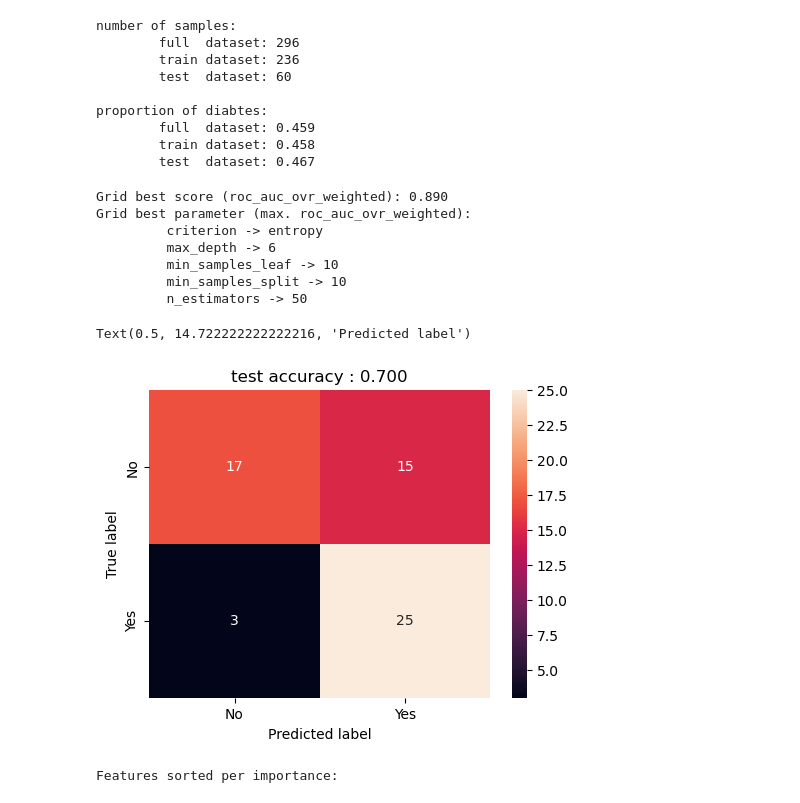
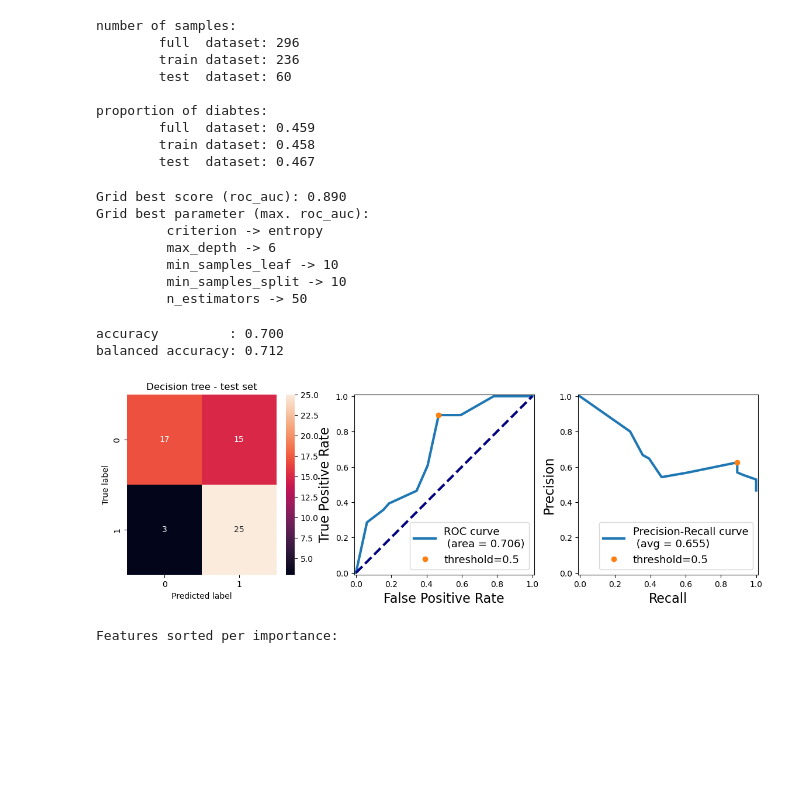
Before and after one commit to Subasree514/Machine_learning_projects, a Jupyter notebook: decison trees/Subasree_rf_heart_dataset.ipynb, the cells around one changed output. Drawn from its saved outputs; the diff is of its cells as text; code cells hidden in the pictures; blank space fills up the shorter version.

```diff
--- a/decison trees/Subasree_rf_heart_dataset.ipynb
+++ b/decison trees/Subasree_rf_heart_dataset.ipynb
@@ -115,37 +139,19 @@ grid_values = {'criterion': ['entropy','gini'],
 
 grid_rf_roc_auc = GridSearchCV(RandomForestClassifier(n_jobs=-1,class_weight='balanced',random_state=7),
                              param_grid = grid_values,
-                             scoring='roc_auc_ovr_weighted',n_jobs=-1)
+                             scoring='roc_auc',n_jobs=-1)
 
 grid_rf_roc_auc.fit(X_train, y_heart_train)
 
-print(f'Grid best score (roc_auc_ovr_weighted): {grid_rf_roc_auc.best_score_:.3f}')
-print('Grid best parameter (max. roc_auc_ovr_weighted): ')
+print(f'Grid best score (roc_auc): {grid_rf_roc_auc.best_score_:.3f}')
+print('Grid best parameter (max. roc_auc): ')
 for k,v in grid_rf_roc_auc.best_params_.items():
     print('\t',k,'->',v)
 # %% [output]
-Grid best score (roc_auc_ovr_weighted): 0.890
-Grid best parameter (max. roc_auc_ovr_weighted):
+Grid best score (roc_auc): 0.890
+Grid best parameter (max. roc_auc):
          criterion -> entropy
          max_depth -> 6
          min_samples_leaf -> 10
          min_samples_split -> 10
          n_estimators -> 50
-# %%
-## predicting the labels on the test set
-rf_best = grid_rf_roc_auc.best_estimator_[1]
-y_pred_test=rf_best.predict(X_test)
-
-confusion_m_cancer = confusion_matrix(y_heart_test, y_pred_test)
-
-plt.figure(figsize=(5.5,4))
-sns.heatmap(confusion_m_cancer, annot=True ,
-            xticklabels=['No','Yes'],
-            yticklabels=['No','Yes'])
-plt.title('test {} : {:.3f}'.format( "accuracy" ,
-                                    accuracy_score(y_heart_test, y_pred_test)  ))
-plt.ylabel('True label')
-plt.xlabel('Predicted label')
-# %% [output]
-Text(0.5, 14.722222222222216, 'Predicted label')
-[figure, removed]
@@ -152,3 +244,35 @@ Text(0.5, 14.722222222222216, 'Predicted label')
+# %%
+## predicting the labels on the test set
+rf_best = grid_rf_roc_auc.best_estimator_[1]
+y_pred_test=rf_best.predict(X_test)
+
+confusion_mat = confusion_matrix(y_heart_test, y_pred_test)
+print('accuracy         : {:.3f}'.format( accuracy_score( y_heart_test , y_pred_test) ))
+print('balanced accuracy: {:.3f}'.format( balanced_accuracy_score( y_heart_test , y_pred_test) ))
+fig,axes = plt.subplots(1,3,figsize=(14,4))
+
+sns.heatmap(confusion_mat, annot=True , fmt='d' , ax = axes[0] )
+axes[0].set_title('Decision tree - test set')
+axes[0].set_ylabel('True label')
+axes[0].set_xlabel('Predicted label')
+
+# the decision trees have no decision_function,
+# so we use predict_proba and extract the second column, which correspond to the predicted probability of "yes"
+#
+# also : applyexpit = False because we give probabilities directly here and not logit (contrary to a logistic regression)
+axes[1] = makeROCplot(X_test , y_heart_test ,
+            lambda x : rf_best.predict_proba(x)[:,1] ,
+            applyExpit=False ,
+            ax=axes[1])
+
+axes[2] = makePRplot( X_test , y_heart_test ,
+                     lambda x : rf_best.predict_proba(x)[:,1],
+                     applyExpit=False ,
+                     ax=axes[2])
+# %% [output]
+accuracy         : 0.700
+balanced accuracy: 0.712
+[figure, added]
 # %%
 w=rf_best.feature_importances_#get the weights from the training data
 
```
Also changed, not shown: parts of 3 cells of this notebook, 3 other files.
